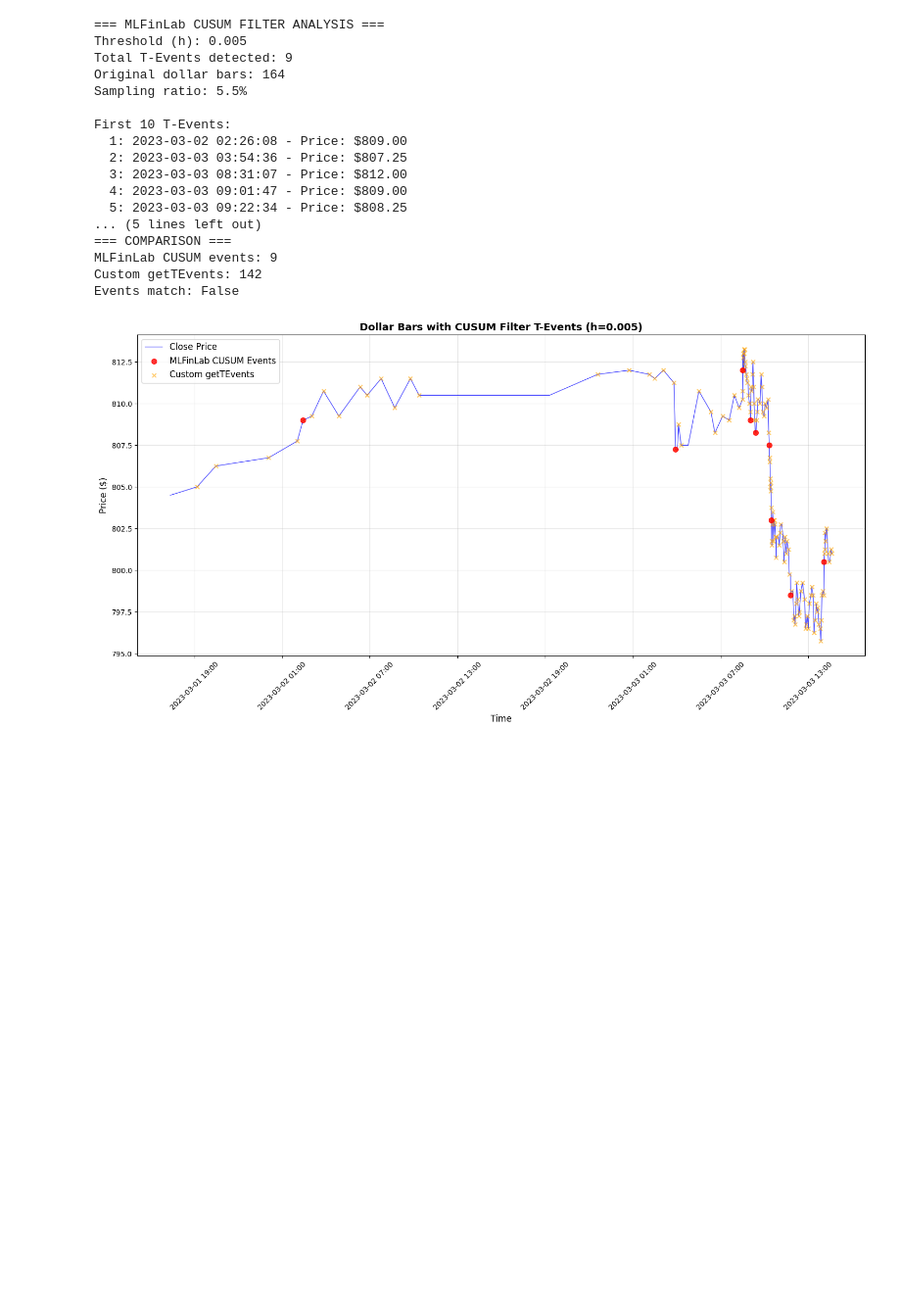
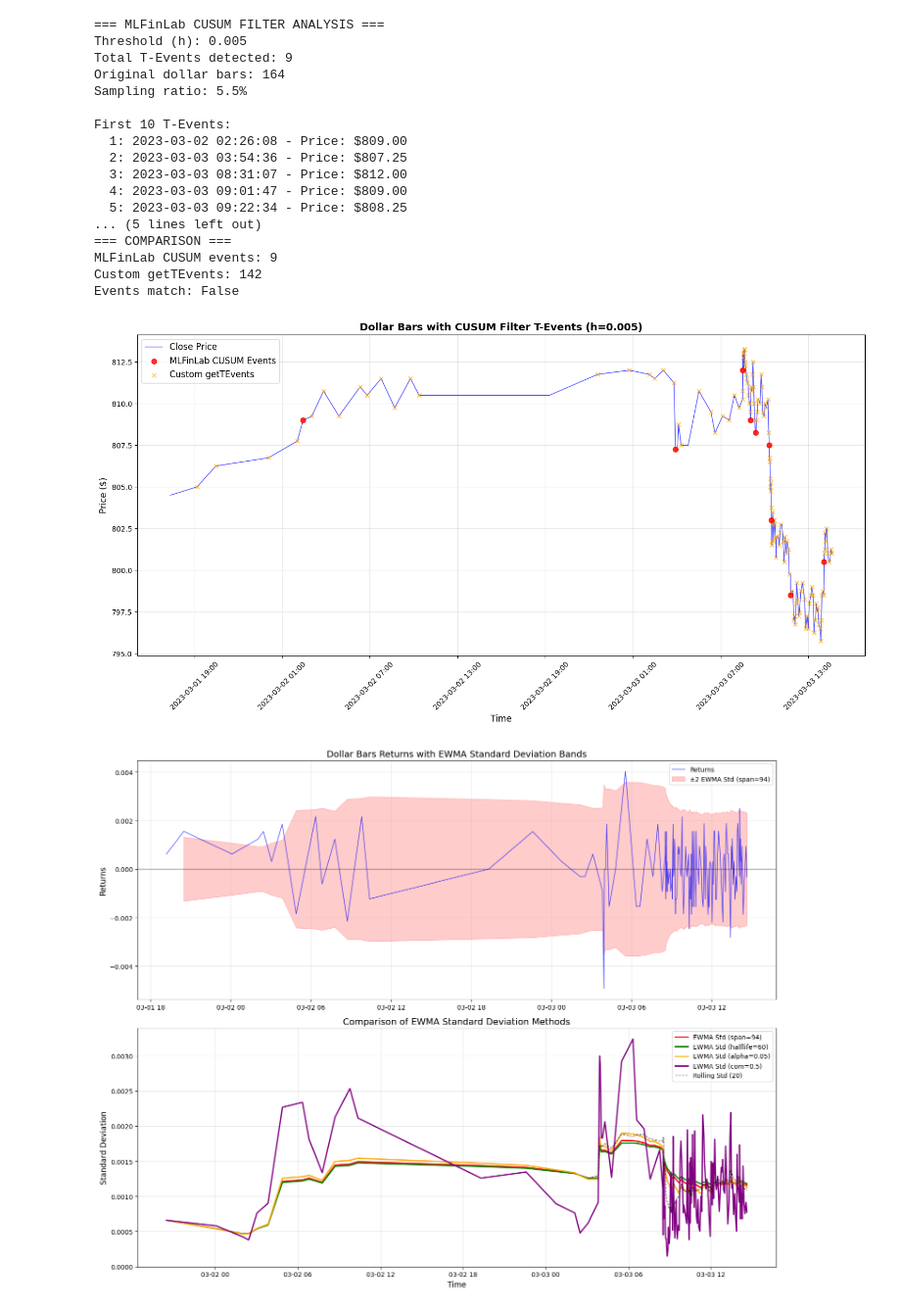
Before and after one commit to McSavage/MLFinLab, a Jupyter notebook: notebooks/FIN221_HW2_H&A_1.ipynb, the cells around one changed output. Shown at 98% size. Drawn from its saved outputs; the diff is of its cells as text; code cells hidden in the pictures; blank space fills up the shorter version.

Commit message:
emwa volatility analysis on dollar imbalance returns

```diff
--- a/notebooks/FIN221_HW2_H&A_1.ipynb
+++ b/notebooks/FIN221_HW2_H&A_1.ipynb
@@ -717,3 +717,90 @@ MLFinLab CUSUM events: 9
 Custom getTEvents: 142
 Events match: False
 [figure]
+# %%
+import pandas as pd
+import numpy as np
+import matplotlib.pyplot as plt
+
+# Calculate returns for dollar bars
+dollar_bars_returns = dollar_bars['close'].pct_change().dropna()
+
+# Calculate EWMA standard deviation
+# You can use different methods:
+
+# Method 1: Using pandas ewm with span (common choice is span=94 for daily data)
+span = 94  # Adjust based on your data frequency
+ewma_std_span = dollar_bars_returns.ewm(span=span).std()
+
+# Method 2: Using pandas ewm with halflife (decay parameter)
+halflife = 60  # Number of periods for half-life decay
+ewma_std_halflife = dollar_bars_returns.ewm(halflife=halflife).std()
+
+# Method 3: Using alpha parameter directly
+alpha = 0.05  # Smoothing parameter (0 < alpha <= 1)
+ewma_std_alpha = dollar_bars_returns.ewm(alpha=alpha).std()
+
+# Method 4: Using com (center of mass)
+com = 0.5  # Center of mass
+ewma_std_com = dollar_bars_returns.ewm(com=com).std()
+
+# Plot comparison
+fig, axes = plt.subplots(2, 1, figsize=(15, 12))
+
+# Plot 1: Returns with EWMA std bands
+axes[0].plot(dollar_bars_returns.index, dollar_bars_returns, 'b-', alpha=0.7, linewidth=1, label='Returns')
+axes[0].fill_between(dollar_bars_returns.index,
+                     2*ewma_std_span, -2*ewma_std_span,
+                     alpha=0.2, color='red', label='±2 EWMA Std (span=94)')
+axes[0].axhline(y=0, color='black', linestyle='-', alpha=0.3)
+axes[0].set_title('Dollar Bars Returns with EWMA Standard Deviation Bands', fontsize=14)
+axes[0].set_ylabel('Returns', fontsize=12)
+axes[0].legend()
+axes[0].grid(True, alpha=0.3)
+
+# Plot 2: Different EWMA std calculations
+axes[1].plot(ewma_std_span.index, ewma_std_span, 'r-', label=f'EWMA Std (span={span})', linewidth=2)
+axes[1].plot(ewma_std_halflife.index, ewma_std_halflife, 'g-', label=f'EWMA Std (halflife={halflife})', linewidth=2)
+axes[1].plot(ewma_std_alpha.index, ewma_std_alpha, 'orange', label=f'EWMA Std (alpha={alpha})', linewidth=2)
+axes[1].plot(ewma_std_com.index, ewma_std_com, 'purple', label=f'EWMA Std (com={com})', linewidth=2)
+
+# Add rolling standard deviation for comparison
+rolling_window = 20
+rolling_std = dollar_bars_returns.rolling(window=rolling_window).std()
+axes[1].plot(rolling_std.index, rolling_std, 'k--', alpha=0.7, label=f'Rolling Std ({rolling_window})', linewidth=1)
+
+axes[1].set_title('Comparison of EWMA Standard Deviation Methods', fontsize=14)
+axes[1].set_xlabel('Time', fontsize=12)
+axes[1].set_ylabel('Standard Deviation', fontsize=12)
+axes[1].legend()
+axes[1].grid(True, alpha=0.3)
+
+plt.tight_layout()
+plt.show()
+
+# Print statistics
+print("=== EWMA STANDARD DEVIATION ANALYSIS ===")
+print(f"Returns statistics:")
+print(f"  Mean: {dollar_bars_returns.mean():.6f}")
+print(f"  Std: {dollar_bars_returns.std():.6f}")
+print(f"  Number of observations: {len(dollar_bars_returns)}")
+
+print(f"\nEWMA Standard Deviation (last 10 observations):")
+print(f"Span method (span={span}):")
+for i, (idx, val) in enumerate(ewma_std_span.tail(10).items()):
+    print(f"  {idx.strftime('%Y-%m-%d %H:%M:%S')}: {val:.6f}")
+
+print(f"\nCurrent EWMA Standard Deviations:")
+print(f"  Span method: {ewma_std_span.iloc[-1]:.6f}")
+print(f"  Halflife method: {ewma_std_halflife.iloc[-1]:.6f}")
+print(f"  Alpha method: {ewma_std_alpha.iloc[-1]:.6f}")
+print(f"  COM method: {ewma_std_com.iloc[-1]:.6f}")
+print(f"  Rolling std ({rolling_window}): {rolling_std.iloc[-1]:.6f}")
+
+# Calculate volatility-adjusted returns (standardized)
+volatility_adjusted_returns = dollar_bars_returns / ewma_std_span
+print(f"\nVolatility-Adjusted Returns Statistics:")
+print(f"  Mean: {volatility_adjusted_returns.mean():.6f}")
+print(f"  Std: {volatility_adjusted_returns.std():.6f}")
+# %% [output]
+[figure, added]
```
Also changed, not shown: parts of 2 cells of this notebook.
